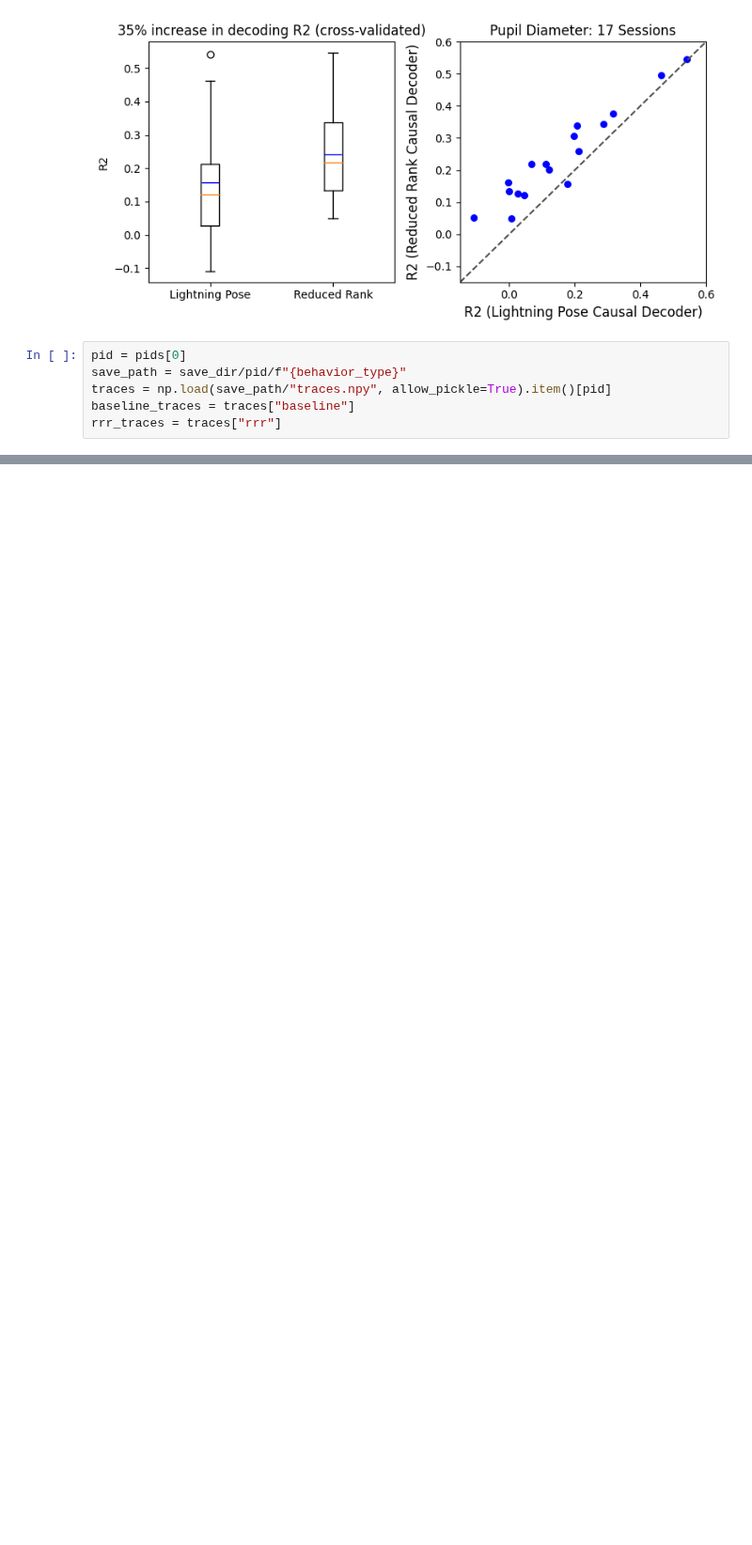
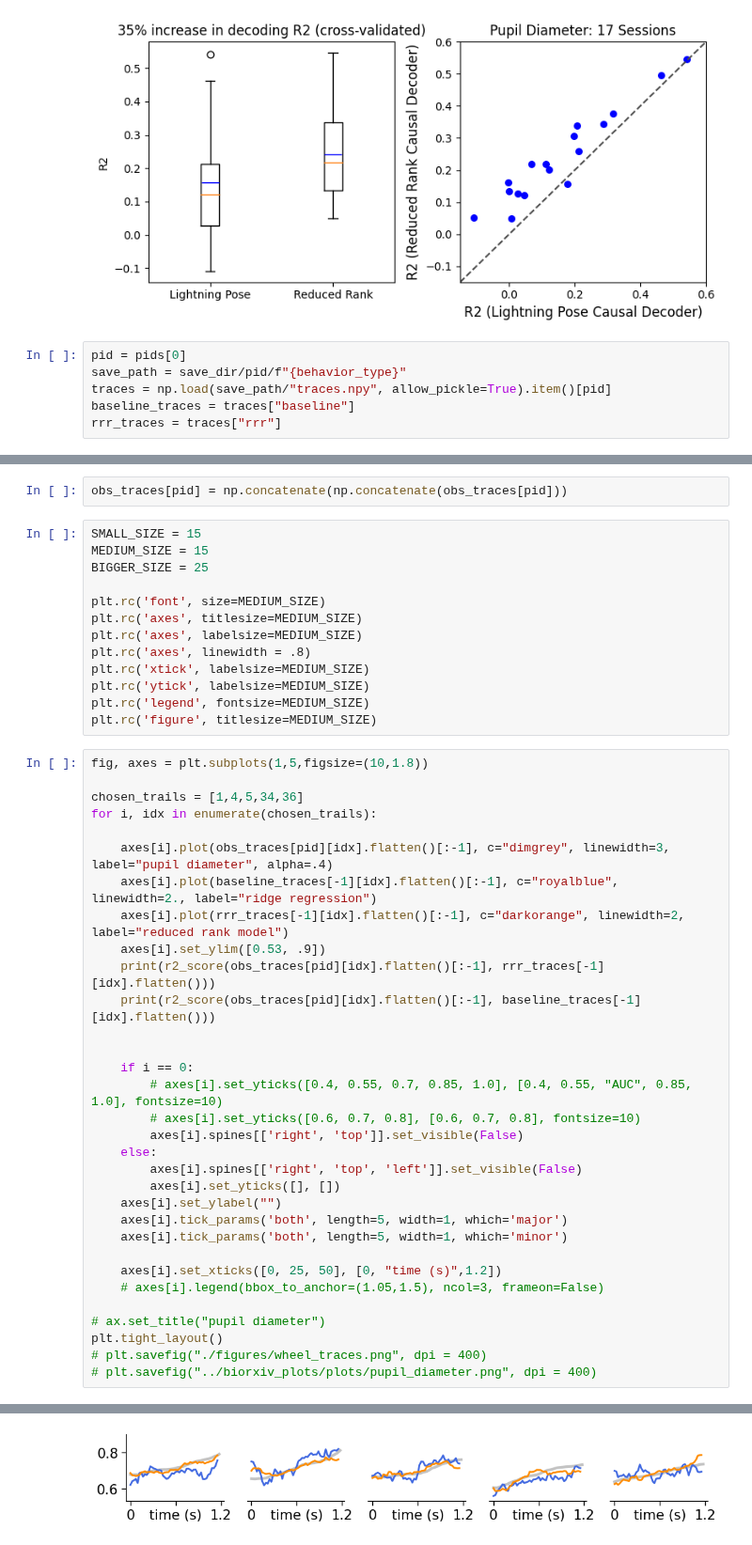
Before and after one commit to yzhang511/neural_decoding, a Jupyter notebook: notebooks/decode_lightning_pose_plotting.ipynb, the cells around one changed output, grey strips where cells are left out. Shown at 94% size. Drawn from its saved outputs; the diff is of its cells as text; blank space fills up the shorter version.

```diff
--- a/notebooks/decode_lightning_pose_plotting.ipynb
+++ b/notebooks/decode_lightning_pose_plotting.ipynb
@@ -131,0 +142,48 @@ for pid in pids:
+# %%
+obs_traces[pid] = np.concatenate(np.concatenate(obs_traces[pid]))
+# %%
+SMALL_SIZE = 15
+MEDIUM_SIZE = 15
+BIGGER_SIZE = 25
+
+plt.rc('font', size=MEDIUM_SIZE)
+plt.rc('axes', titlesize=MEDIUM_SIZE)
+plt.rc('axes', labelsize=MEDIUM_SIZE)
+plt.rc('axes', linewidth = .8)
+plt.rc('xtick', labelsize=MEDIUM_SIZE)
+plt.rc('ytick', labelsize=MEDIUM_SIZE)
+plt.rc('legend', fontsize=MEDIUM_SIZE)
+plt.rc('figure', titlesize=MEDIUM_SIZE)
+# %%
+fig, axes = plt.subplots(1,5,figsize=(10,1.8))
+
+chosen_trails = [1,4,5,34,36]
+for i, idx in enumerate(chosen_trails):
+
+    axes[i].plot(obs_traces[pid][idx].flatten()[:-1], c="dimgrey", linewidth=3, label="pupil diameter", alpha=.4)
+    axes[i].plot(baseline_traces[-1][idx].flatten()[:-1], c="royalblue", linewidth=2., label="ridge regression")
+    axes[i].plot(rrr_traces[-1][idx].flatten()[:-1], c="darkorange", linewidth=2, label="reduced rank model")
+    axes[i].set_ylim([0.53, .9])
+    print(r2_score(obs_traces[pid][idx].flatten()[:-1], rrr_traces[-1][idx].flatten()))
+    print(r2_score(obs_traces[pid][idx].flatten()[:-1], baseline_traces[-1][idx].flatten()))
+
+
+    if i == 0:
+        # axes[i].set_yticks([0.4, 0.55, 0.7, 0.85, 1.0], [0.4, 0.55, "AUC", 0.85, 1.0], fontsize=10)
+        # axes[i].set_yticks([0.6, 0.7, 0.8], [0.6, 0.7, 0.8], fontsize=10)
+        axes[i].spines[['right', 'top']].set_visible(False)
+    else:
+        axes[i].spines[['right', 'top', 'left']].set_visible(False)
+        axes[i].set_yticks([], [])
+    axes[i].set_ylabel("")
+    axes[i].tick_params('both', length=5, width=1, which='major')
+    axes[i].tick_params('both', length=5, width=1, which='minor')
+
+    axes[i].set_xticks([0, 25, 50], [0, "time (s)",1.2])
+    # axes[i].legend(bbox_to_anchor=(1.05,1.5), ncol=3, frameon=False)
+
+# ax.set_title("pupil diameter")
+plt.tight_layout()
+# plt.savefig("./figures/wheel_traces.png", dpi = 400)
+# plt.savefig("../biorxiv_plots/plots/pupil_diameter.png", dpi = 400)
+# %% [output]
@@ -131,0 +200 @@ for pid in pids:
+[figure, added]
```
Also changed, not shown: parts of 25 cells of this notebook, 1 other file.
